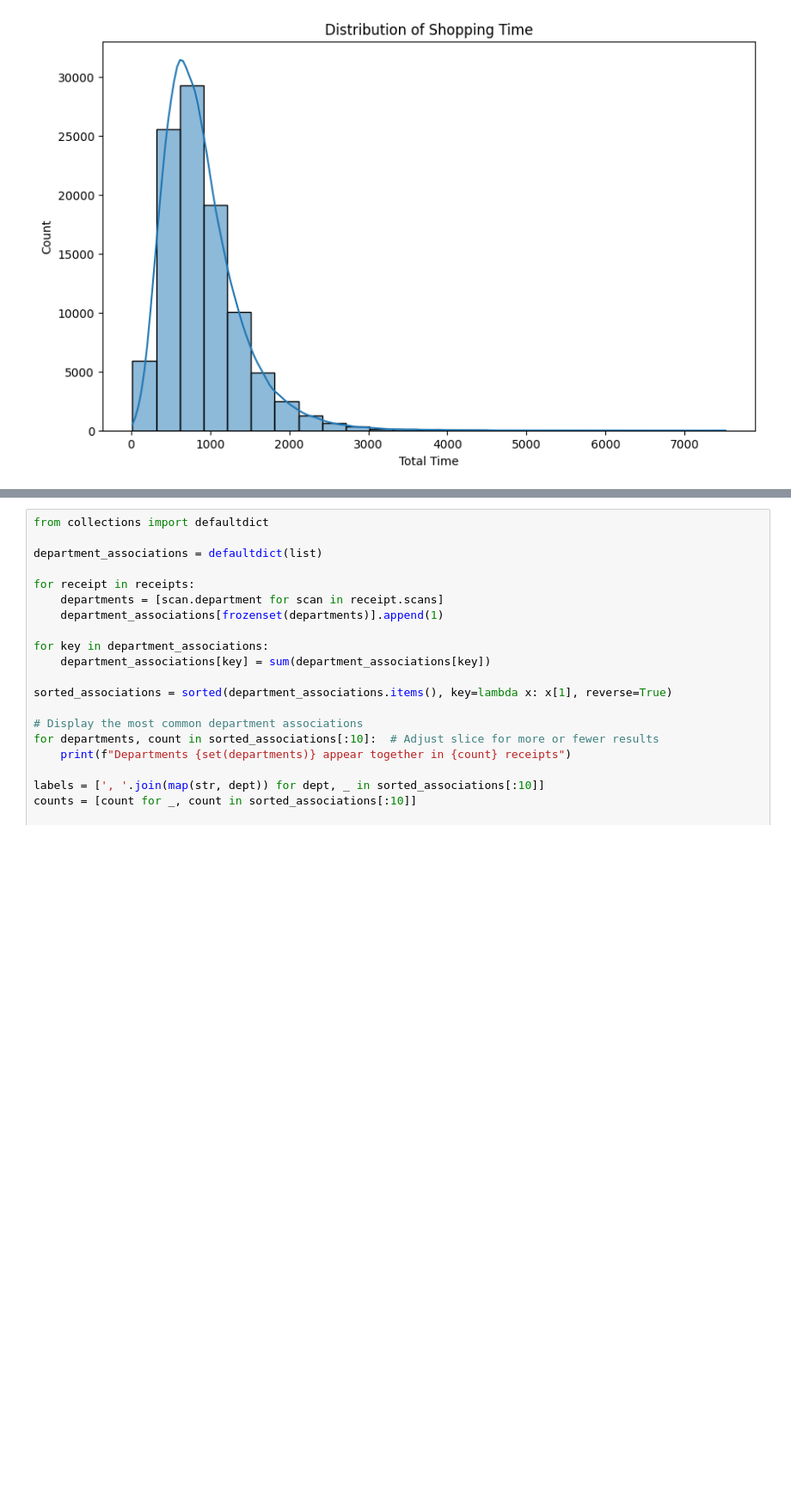
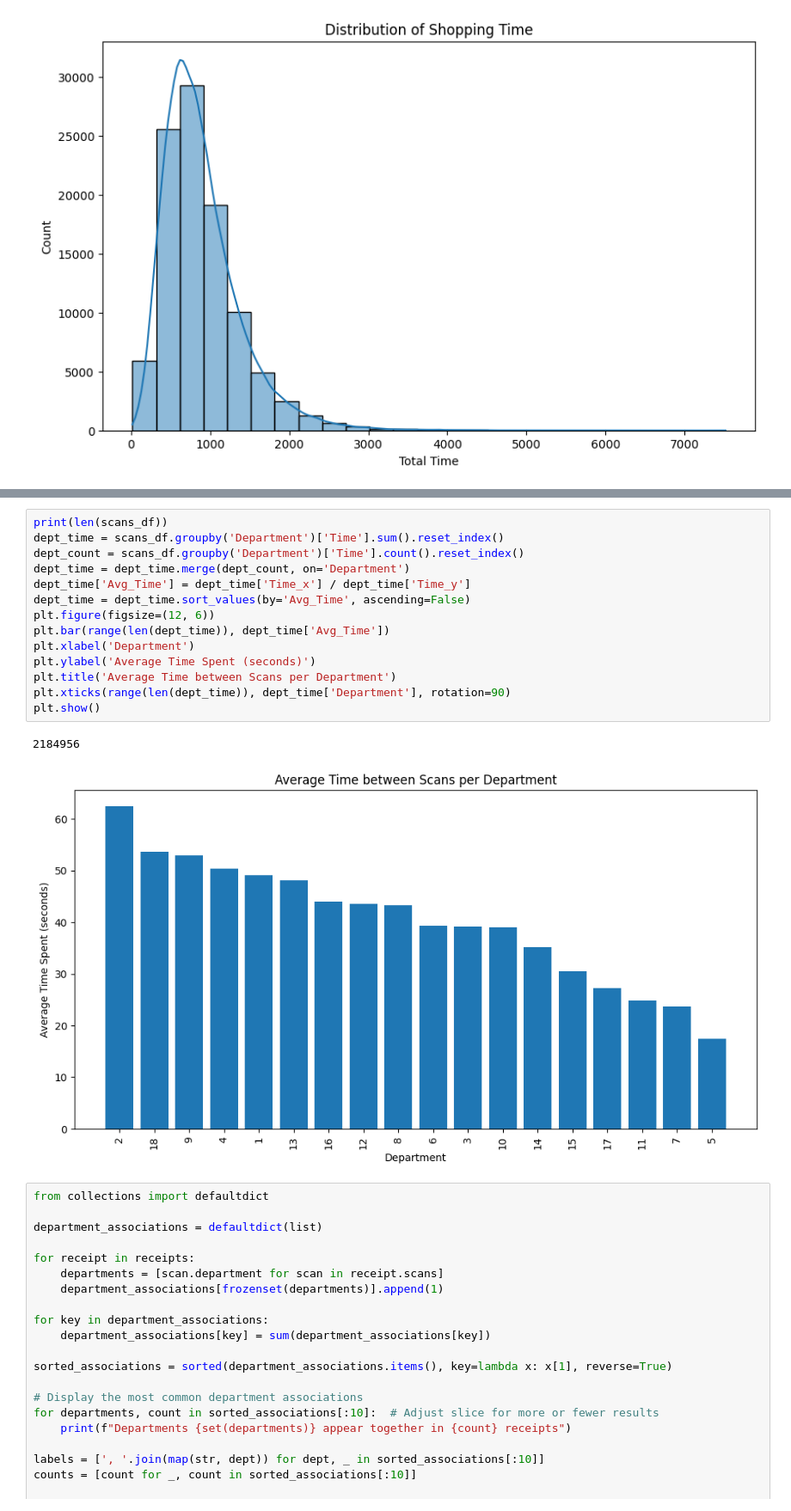
Before and after one commit to sangwooyu7/ahaanomalydetection, a Jupyter notebook: sangwoo/eda.ipynb, the cells around one changed output, grey strips where cells are left out. Shown at 86% size. Saved outputs shown, nothing was run; the diff lists cells and outputs as text; blank space fills up the shorter version.

```diff
--- a/sangwoo/eda.ipynb
+++ b/sangwoo/eda.ipynb
@@ -59,3 +107,20 @@ Considering the bin width, the majority of customers spend 10~20 minutes per rec
+# %%
+print(len(scans_df))
+dept_time = scans_df.groupby('Department')['Time'].sum().reset_index()
+dept_count = scans_df.groupby('Department')['Time'].count().reset_index()
+dept_time = dept_time.merge(dept_count, on='Department')
+dept_time['Avg_Time'] = dept_time['Time_x'] / dept_time['Time_y']
+dept_time = dept_time.sort_values(by='Avg_Time', ascending=False)
+plt.figure(figsize=(12, 6))
+plt.bar(range(len(dept_time)), dept_time['Avg_Time'])
+plt.xlabel('Department')
+plt.ylabel('Average Time Spent (seconds)')
+plt.title('Average Time between Scans per Department')
+plt.xticks(range(len(dept_time)), dept_time['Department'], rotation=90)
+plt.show()
+# %% [output]
+2184956
+[figure, added]
 # %%
 from collections import defaultdict
 
```
Also changed, not shown: parts of 8 cells of this notebook.
